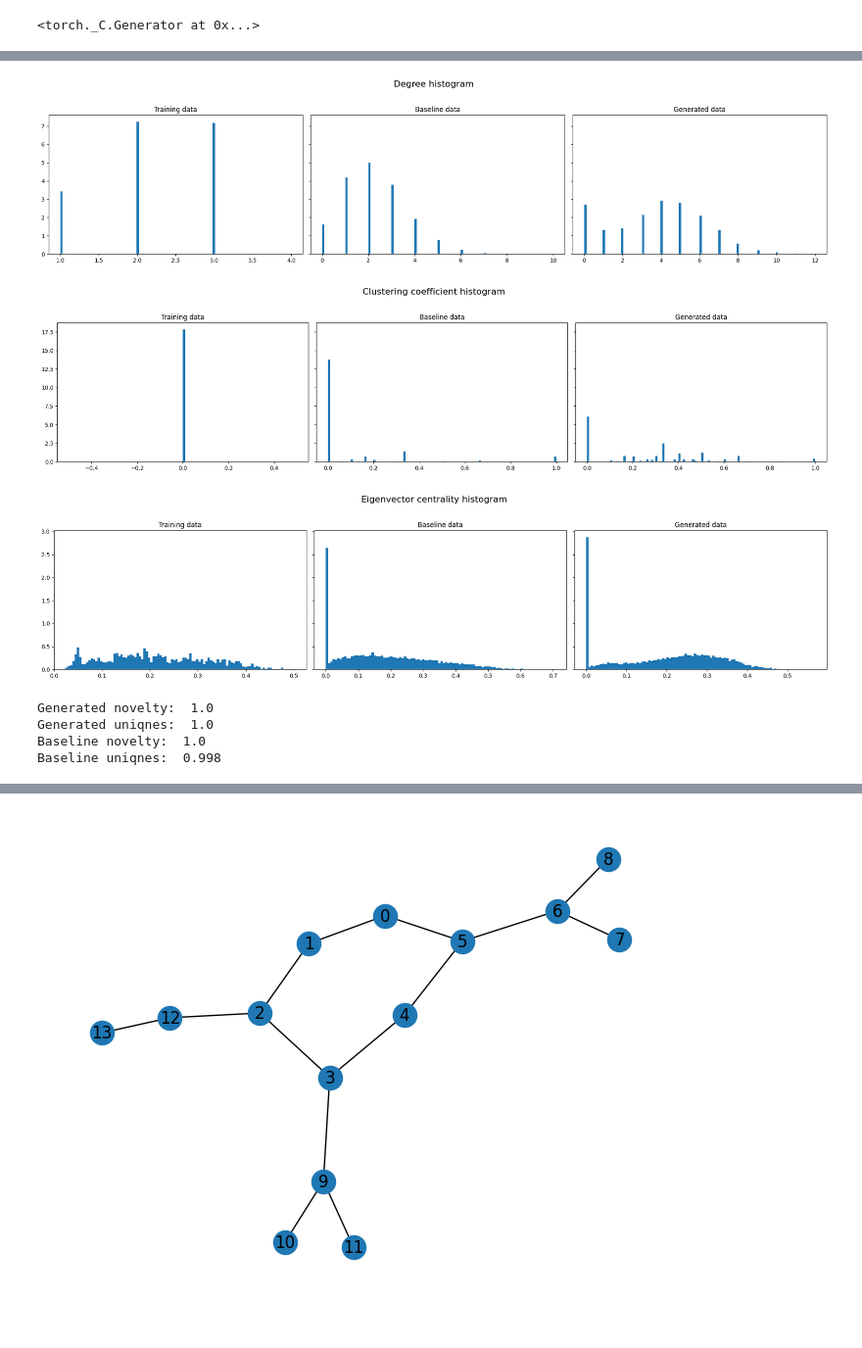
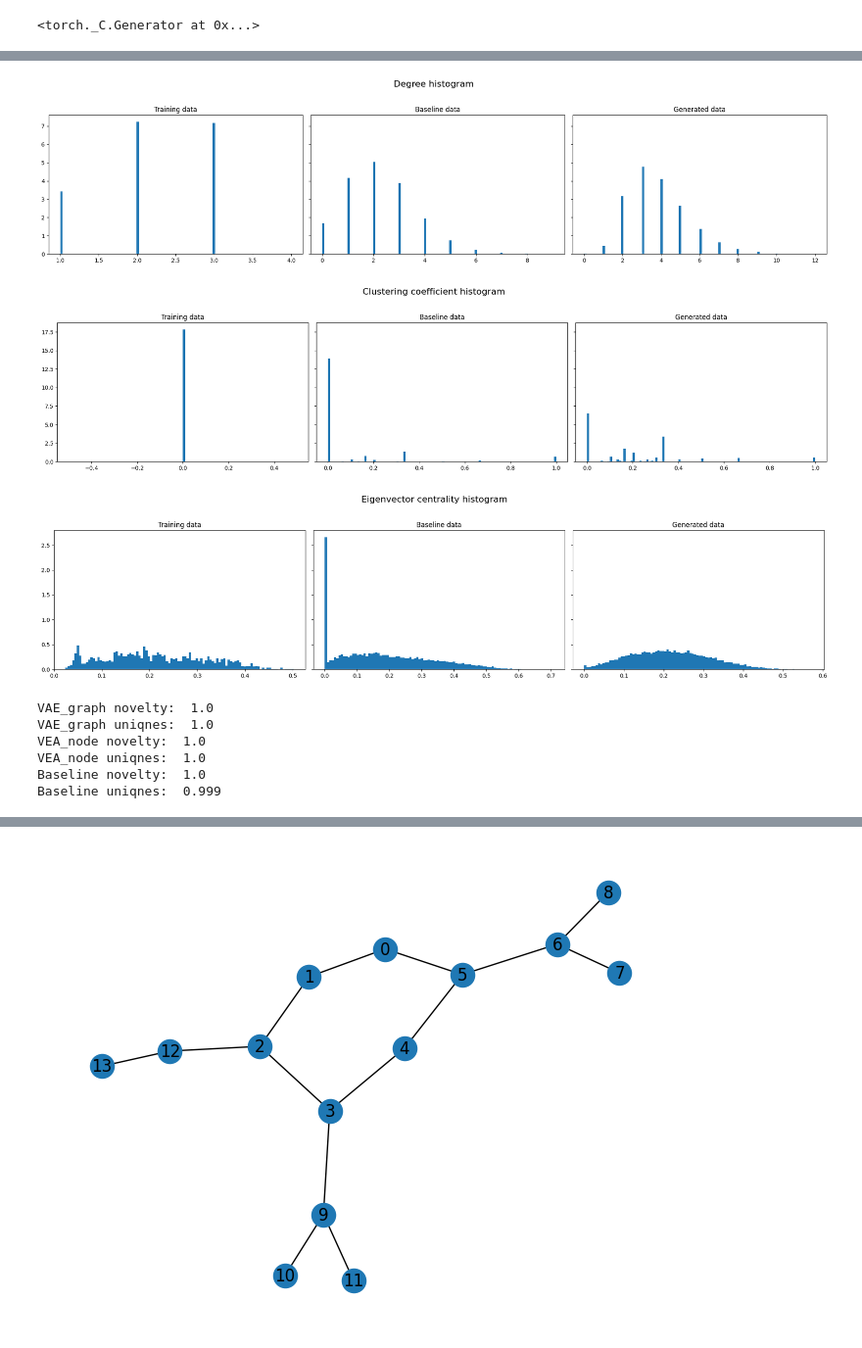
Before and after one commit to jereml99/advanceML, a Jupyter notebook: project3/visualisation.ipynb, the cells around one changed output, grey strips where cells are left out. Shown: that part at 98% size. Drawn from its saved outputs; the diff is of its cells as text; code cells hidden in the pictures.

```diff
--- a/project3/visualisation.ipynb
+++ b/project3/visualisation.ipynb
@@ -29,5 +37,7 @@ training_samples = [nx.from_numpy_array(adjesency_matrix.detach().numpy()) for a
 
 remove_isolated_nodes(training_samples)
 # %%
-model = VAE.load_from_checkpoint("model-epoch=47160-train_loss=1093.84.ckpt")
+VAE_graph_model = VAE.load_from_checkpoint("graph_VAE.ckpt")
+VAE_node_model = VGAE.load_from_checkpoint("node_VAE.ckpt")
+
 baseline = Baseline(training_samples)
@@ -34,8 +48,15 @@ baseline = Baseline(training_samples)
 # %%
-generated_samples = [nx.from_numpy_array(adjesency_matrix.cpu().detach().numpy()) for adjesency_matrix in model.sample(NUMBER_OF_SAMPLES)]
-generated_samples = [
+VAE_graph_samples = [nx.from_numpy_array(adjesency_matrix.cpu().detach().numpy()) for adjesency_matrix in VAE_graph_model.sample(NUMBER_OF_SAMPLES)]
+VAE_graph_samples = [
     nx.Graph(graph.subgraph(range(nodes_number)))
-    for graph, nodes_number in zip(generated_samples, np.random.choice(baseline.node_number_distribution, len(generated_samples), replace=True))
+    for graph, nodes_number in zip(VAE_graph_samples, np.random.choice(baseline.node_number_distribution, len(VAE_graph_samples), replace=True))
+]
+
+
+VAE_node_samples = [nx.from_numpy_array(adjesency_matrix.cpu().detach().numpy()) for adjesency_matrix in VAE_node_model.sample(NUMBER_OF_SAMPLES)]
+VAE_node_samples = [
+    nx.Graph(graph.subgraph(range(nodes_number)))
+    for graph, nodes_number in zip(VAE_node_samples, np.random.choice(baseline.node_number_distribution, len(VAE_node_samples), replace=True))
 ]
 # remove_isolated_nodes(generated_samples)
 
@@ -71,23 +92,30 @@ def plot_histogram(training_samples, baseline_samples, generated_samples, title,
 
     # Show the plot
 # %%
-plot_histogram(training_samples, baseline_samples, generated_samples, "Degree histogram", degree_histogram, 100 )
+plot_histogram(training_samples, baseline_samples, VAE_graph_samples, "Degree histogram", degree_histogram, 100 )
 # %% [output]
-[figure, old version]
+[figure, new version]
 # %%
-plot_histogram(training_samples, baseline_samples, generated_samples, "Clustering coefficient histogram", clustering_coefficient_histogram,100 )
+plot_histogram(training_samples, baseline_samples, VAE_graph_samples, "Clustering coefficient histogram", clustering_coefficient_histogram,100 )
 # %% [output]
-[figure, old version]
+[figure, new version]
 # %%
-plot_histogram(training_samples, baseline_samples, generated_samples, "Eigenvector centrality histogram", eigenvector_centrality_histogram, 100 )
+plot_histogram(training_samples, baseline_samples, VAE_graph_samples, "Eigenvector centrality histogram", eigenvector_centrality_histogram, 100 )
 # %% [output]
-[figure, old version]
+[figure, new version]
 # %%
-generated_novelty = novel(generated_samples, training_samples)
-generated_uniqnes = unique(generated_samples)
+VAE_graph_novelty = novel(VAE_graph_samples, training_samples)
+VAE_graph__uniqnes = unique(VAE_graph_samples)
 
-print("Generated novelty: ", generated_novelty)
-print("Generated uniqnes: ", generated_uniqnes)
+print("VAE_graph novelty: ", VAE_graph_novelty)
+print("VAE_graph uniqnes: ", VAE_graph__uniqnes)
+
+VEA_node_novelty = novel(VAE_node_samples, training_samples)
+VEA_node_uniqnes = unique(VAE_node_samples)
+
+print("VEA_node novelty: ", VEA_node_novelty)
+print("VEA_node uniqnes: ", VEA_node_uniqnes)
+
 
 baseline_novelty = novel(baseline_samples, training_samples)
 baseline_uniqnes = unique(baseline_samples)
@@ -95,8 +123,10 @@ baseline_uniqnes = unique(baseline_samples)
 print("Baseline novelty: ", baseline_novelty)
 print("Baseline uniqnes: ", baseline_uniqnes)
 # %% [output]
-Generated novelty:  1.0
-Generated uniqnes:  1.0
+VAE_graph novelty:  1.0
+VAE_graph uniqnes:  1.0
+VEA_node novelty:  1.0
+VEA_node uniqnes:  1.0
 Baseline novelty:  1.0
-Baseline uniqnes:  0.998
+Baseline uniqnes:  0.999
 # %%
```
Also changed, not shown: parts of 8 cells of this notebook, 9 other files.
